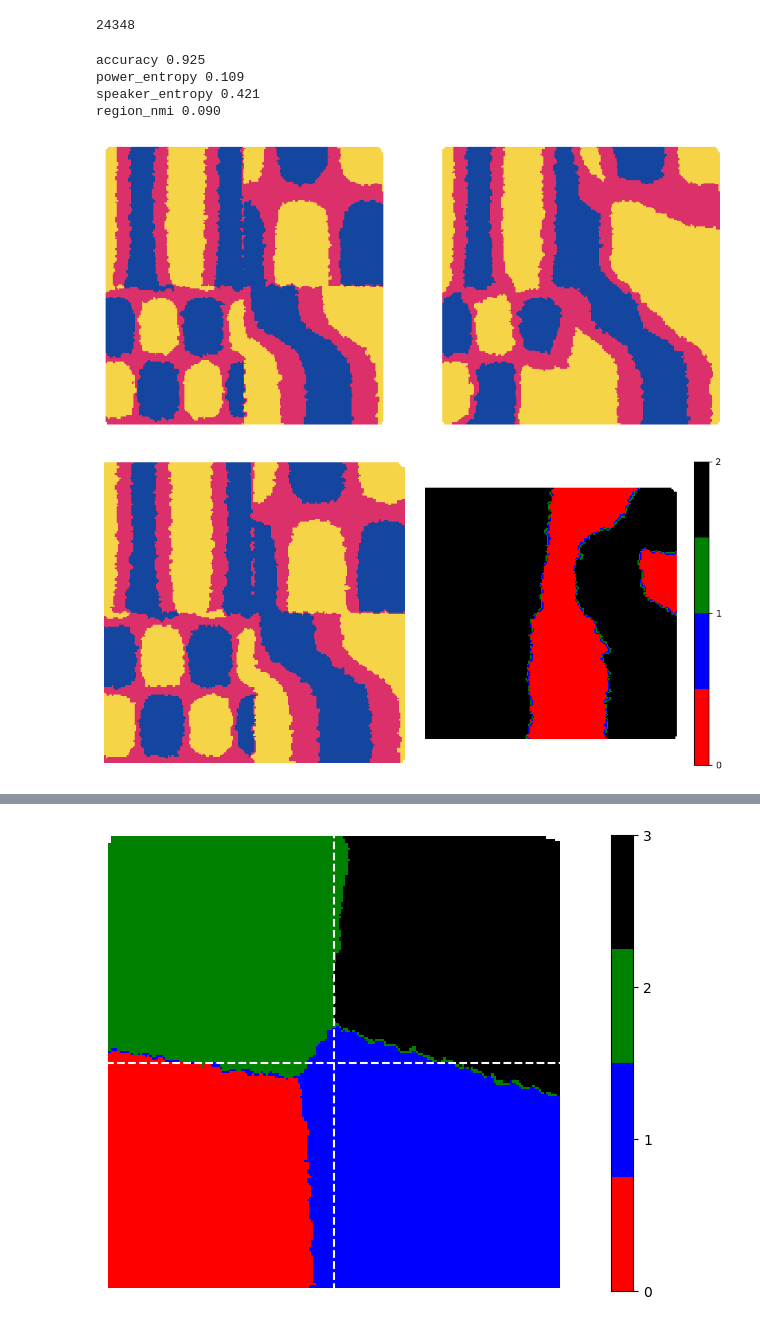
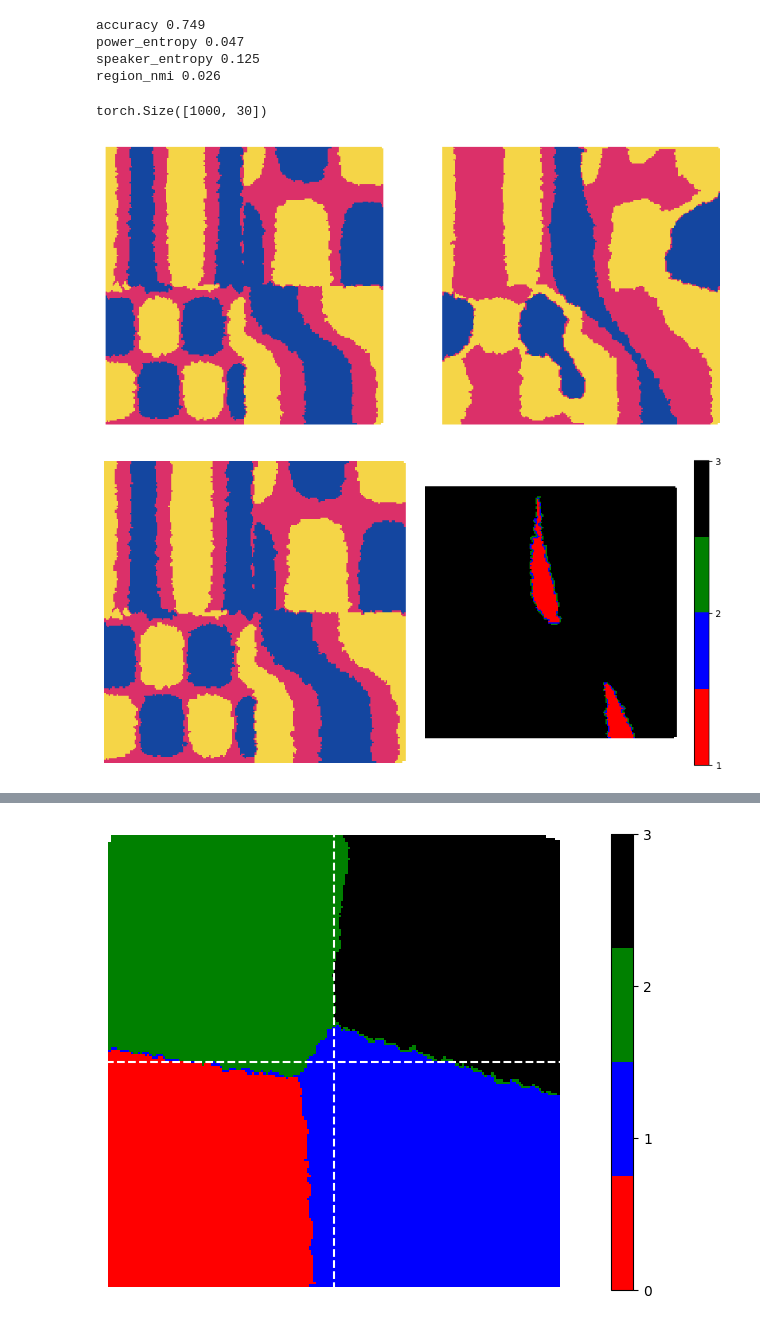
Before and after one commit to viktorvesely/liquid, a Jupyter notebook: synth_eval.ipynb, the cells around one changed output, grey strips where cells are left out. Cells and saved outputs as stored; diff of their text form; code cells hidden in the pictures.

```diff
--- a/synth_eval.ipynb
+++ b/synth_eval.ipynb
@@ -6,13 +6,14 @@ from importlib import reload
 import numpy as np
 from scipy import interpolate
 
-import synthetic_citizen
-reload(synthetic_citizen)
+import delegating_citizen
+reload(delegating_citizen)
 
-import liquid_council
-reload(liquid_council)
+import LE
+reload(LE)
 
-from liquid_council import LiquidCouncil
+import other.ME
+reload(other.ME)
 
 import train
 reload(train)
@@ -24,17 +25,14 @@ from matplotlib import pyplot as plt
 from matplotlib.colors import ListedColormap
 
 
-experiment_name = "20250406_113051_exp_ratio_1_1_4_2"
+experiment_name = "20250430_081146_moe"
 folder = Path(".").resolve() / "experiments" / experiment_name
 
-council = LiquidCouncil.load_from_checkpoint(folder)
-council = council.to("cuda")
+# le = LE.LE.load(folder)
+adapter = other.ME.ME.load(folder)
+model = adapter.model
 
 dataset, _ = train.load_data_synthetic(n_train=10_000, n_valid=100)
-# %%
-sum(p.numel() for p in council.parameters() if p.requires_grad)
-# %% [output]
-24348
 # %%
 def to_even_plane_values(
     x: np.ndarray,
@@ -78,30 +76,34 @@ def plot_Z(Z: np.ndarray, ax: plt.Axes = None, cmap = None, colorbar: bool = Fal
         ticks = None if n_classes == -1 else np.arange(n_classes)
         plt.colorbar(mappable, ticks=ticks)
 # %%
-classifications, Ds, Ps = synth_metrics.inference(council, dataset)
+classifications, Ps = synth_metrics.inference(adapter, dataset)
 
-classifications.shape, Ds.shape, Ps.shape
-_ = synth_metrics.calc_metrics(council, dataset, classifications, Ps, verbal=True)
+classifications.shape, Ps.shape
+_ = synth_metrics.calc_metrics(adapter, dataset, classifications, Ps, verbal=True)
 # %% [output]
-accuracy 0.925
-power_entropy 0.109
-speaker_entropy 0.421
-region_nmi 0.090
+accuracy 0.749
+power_entropy 0.047
+speaker_entropy 0.125
+region_nmi 0.026
+# %%
+classifications.shape
+# %% [output]
+torch.Size([1000, 30])
 # %%
 def plot_citizen_coverage():
 
     fig, ax = plt.subplots(1, 2, figsize=(10, 5))
 
-    hat = council.vote(classifications, Ps)
+    hat = classifications.argmax(1)
     zhat = to_even_plane_tensors(dataset.tensors[0], hat)
     z = to_even_plane_tensors(dataset.tensors[0], dataset.tensors[1])
     plot_Z(z, ax=ax[0])
     plot_Z(zhat, ax=ax[1])
     plt.show()
 
 plot_citizen_coverage()
 # %% [output]
-[figure, old version]
+[figure, new version]
 # %%
 def plot_citizen_coverage():
 
@@ -120,7 +122,7 @@ def plot_citizen_coverage():
 
 plot_citizen_coverage()
 # %% [output]
-[figure, old version]
+[figure, new version]
 # %%
 # TODO power entropy plot
 
```
Also changed, not shown: parts of 2 cells of this notebook, 12 other files.
